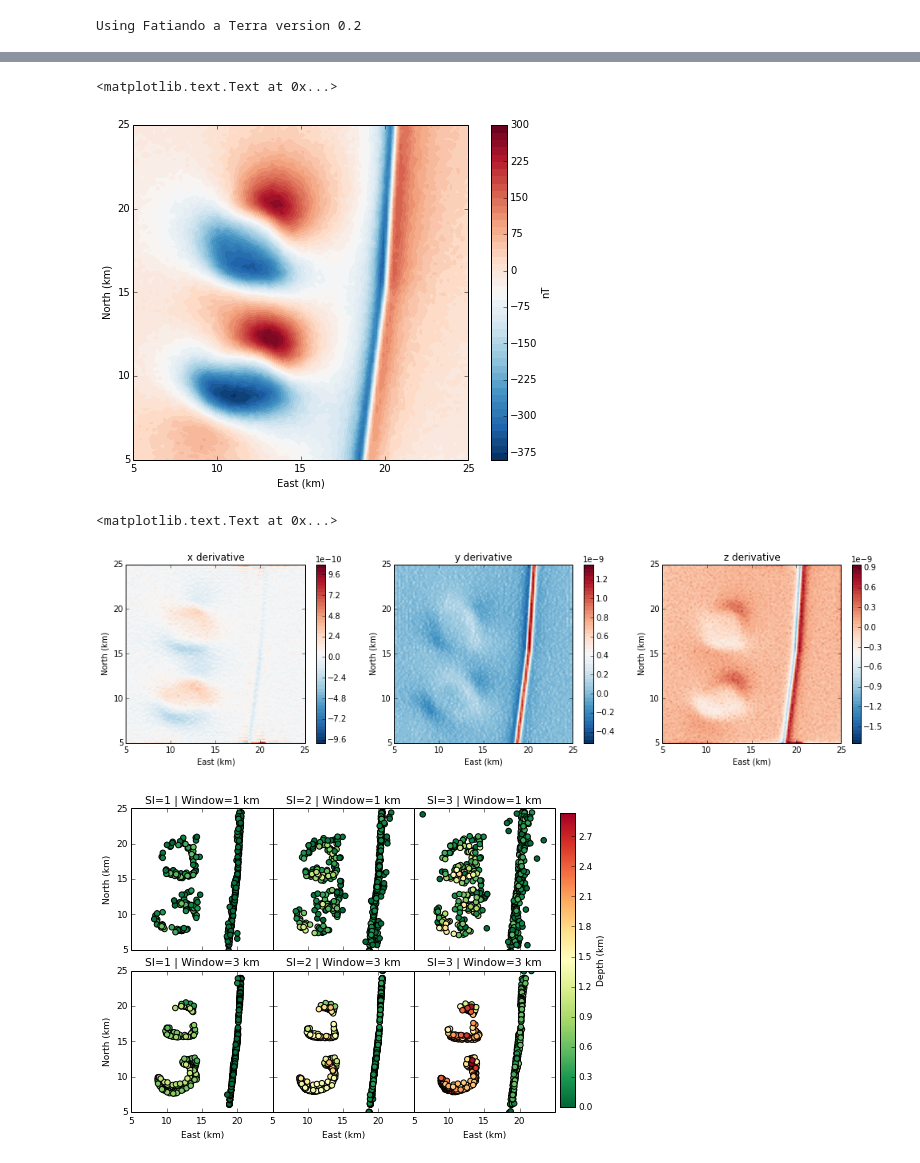
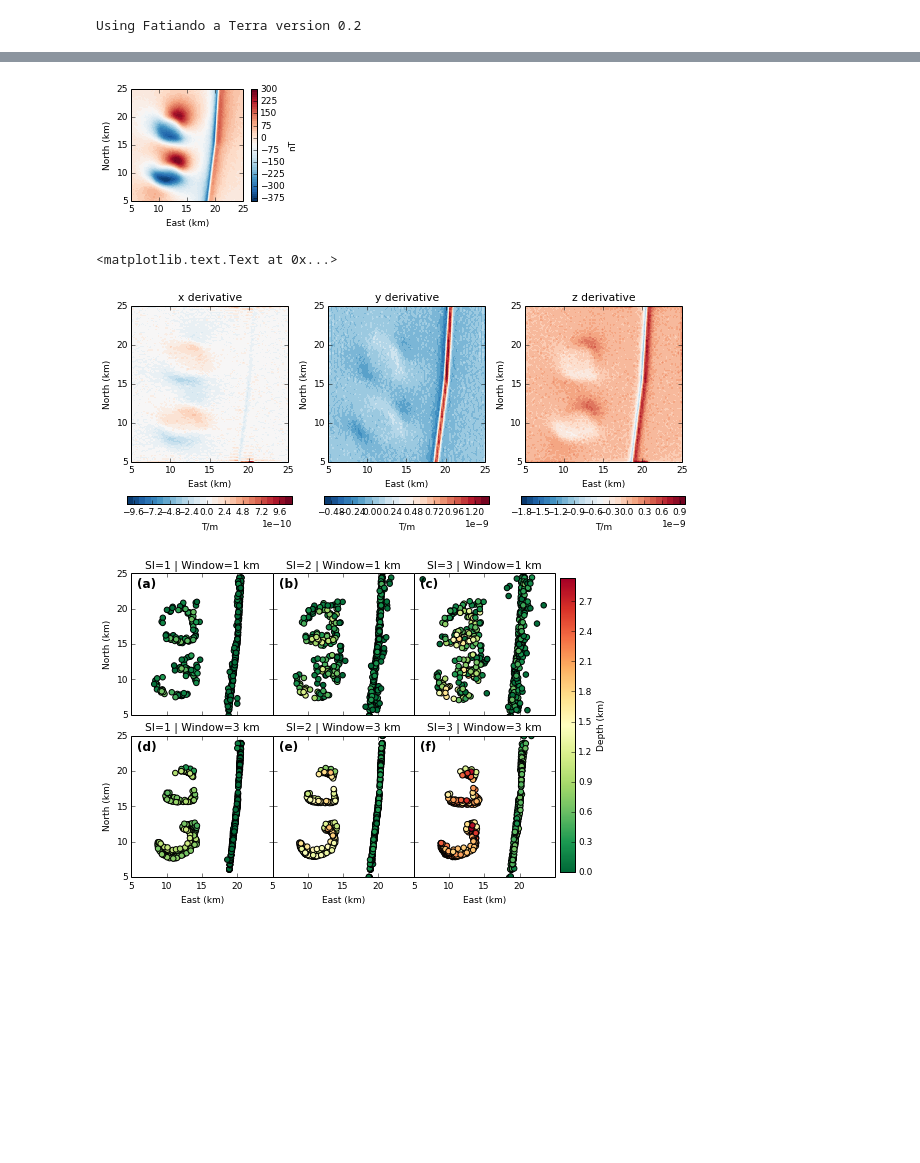
Before and after one commit to pinga-lab/paper-tle-euler-tutorial, a Jupyter notebook: euler-deconvolution-examples.ipynb, the cells around one changed output, grey strips where cells are left out. Saved outputs shown, nothing was run; the diff lists cells and outputs as text; code cells hidden in the pictures; blank space fills up the shorter version.

```diff
--- a/euler-deconvolution-examples.ipynb
+++ b/euler-deconvolution-examples.ipynb
@@ -45,48 +53,54 @@ Image(filename='model.png')
 # %%
-mpl.figure(figsize=(8, 6))
+mpl.figure(figsize=(3, 2))
 mpl.axis('scaled')
 mpl.contourf(y, x, tf, shape, 60, cmap=mpl.cm.RdBu_r)
 mpl.colorbar().set_label('nT')
 mpl.m2km()
 mpl.xlabel('East (km)')
 mpl.ylabel('North (km)')
+mpl.savefig('fig/data.png', dpi=600)
 # %% [output]
-<matplotlib.text.Text at 0x...>
-[figure, old version]
+[figure, new version]
 # %%
 tf_si = utils.nt2si(tf)
 xderiv = fourier.derivx(x, y, tf_si, shape)
 yderiv = fourier.derivy(x, y, tf_si, shape)
 zderiv = fourier.derivz(x, y, tf_si, shape)
 # %%
-mpl.figure(figsize=(17, 4))
-mpl.subplot(1, 3, 1)
+mpl.figure(figsize=(10, 4))
+mpl.subplots_adjust()
+levels = 30
+cbargs = dict(orientation='horizontal')
+
+ax = mpl.subplot(1, 3, 1)
 mpl.axis('scaled')
 mpl.title('x derivative')
-mpl.contourf(y, x, xderiv, shape, 60, cmap=mpl.cm.RdBu_r)
-mpl.colorbar()
+mpl.contourf(y, x, xderiv, shape, levels, cmap=mpl.cm.RdBu_r)
+mpl.colorbar(**cbargs).set_label('T/m')
 mpl.m2km()
 mpl.xlabel('East (km)')
 mpl.ylabel('North (km)')
-mpl.subplot(1, 3, 2)
+
+ax = mpl.subplot(1, 3, 2)
 mpl.axis('scaled')
 mpl.title('y derivative')
-mpl.contourf(y, x, yderiv, shape, 60, cmap=mpl.cm.RdBu_r)
-mpl.colorbar()
+mpl.contourf(y, x, yderiv, shape, levels, cmap=mpl.cm.RdBu_r)
+mpl.colorbar(**cbargs).set_label('T/m')
 mpl.m2km()
 mpl.xlabel('East (km)')
 mpl.ylabel('North (km)')
-mpl.subplot(1, 3, 3)
+
+ax = mpl.subplot(1, 3, 3)
 mpl.axis('scaled')
 mpl.title('z derivative')
-mpl.contourf(y, x, zderiv, shape, 60, cmap=mpl.cm.RdBu_r)
-mpl.colorbar()
+mpl.contourf(y, x, zderiv, shape, levels, cmap=mpl.cm.RdBu_r)
+cb = mpl.colorbar(**cbargs).set_label('T/m')
 mpl.m2km()
 mpl.xlabel('East (km)')
 mpl.ylabel('North (km)')
 # %% [output]
 <matplotlib.text.Text at 0x...>
-[figure, old version]
+[figure, new version]
 # %%
 euler_s1 = [MovingWindow(Classic(x, y, z, tf_si, xderiv, yderiv, zderiv, i),
                          windows=(50, 50), size=(1000, 1000), keep=0.3).fit()
@@ -96,6 +110,7 @@ euler_s3 = [MovingWindow(Classic(x, y, z, tf_si, xderiv, yderiv, zderiv, i),
             for i in [1, 2, 3]]
 # %%
 maxz = max(p[2] for euler in [euler_s1, euler_s3] for e in euler for p in e.estimate_)
+labels = ['(a)', '(b)', '(c)', '(d)', '(e)', '(f)']
 fig = mpl.figure(figsize=(7, 4.8))
 mpl.subplots_adjust(left=0.06, top=0.98, bottom=0.05, wspace=0, hspace=0.02)
 for j, euler in enumerate([euler_s1, euler_s3]):
@@ -104,6 +119,7 @@ for j, euler in enumerate([euler_s1, euler_s3]):
         xc, yc, zc = xc[zc > 0], yc[zc > 0], zc[zc > 0]
         ax = mpl.subplot(2, 3, 3*j + i + 1)
         mpl.axis('scaled')
+        mpl.text(6000, 23000, labels[3*j + i], fontsize=12, fontweight='bold')
         mpl.title('SI={0} | Window={1:.0f} km'.format(e.euler.model['structural_index'], e.size[0]*0.001))
         #for body in model:
         #    mpl.polygon(body, xy2ne=True, style='-b', linewidth=1.5)
@@ -120,6 +136,6 @@ for j, euler in enumerate([euler_s1, euler_s3]):
         if i in [0, 3]:
             mpl.ylabel('North (km)')
 fig.colorbar(plot, cax=mpl.axes([0.91, 0.09, 0.03, 0.85]), orientation='vertical').set_label('Depth (km)')
-mpl.savefig('euler-solutions.png', dpi=600)
+mpl.savefig('fig/euler-solutions.png', dpi=600)
 # %% [output]
-[figure, old version]
+[figure, new version]
```
Also changed, not shown: parts of 4 cells of this notebook.
